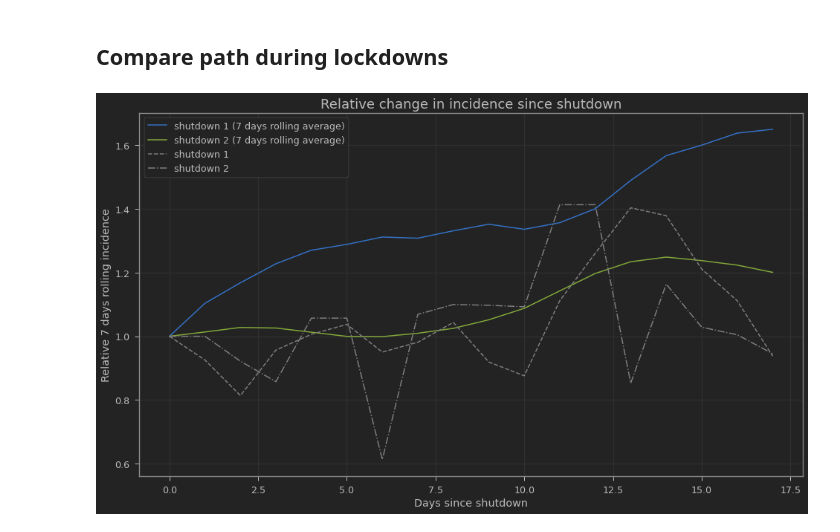
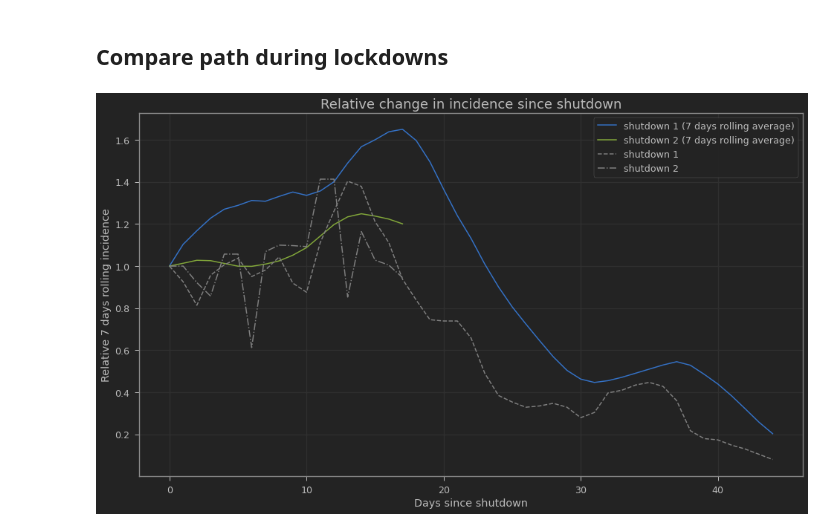
Before and after one commit to llamm-de/covid_data_aachen, a Jupyter notebook: scripts/evaluation.ipynb, the cells around one changed output. Cells and saved outputs as stored; diff of their text form; code cells hidden in the pictures.

Commit message:
Slight modification in lockdown plot

```diff
--- a/scripts/evaluation.ipynb
+++ b/scripts/evaluation.ipynb
@@ -239,32 +239,34 @@ if EXPORT_PLOT:
 # %%
 reference_1_rolling = rolling_data['Incidence'][start_lockdown_1]
 reference_2_rolling = rolling_data['Incidence'][start_lockdown_2]
 reference_1 = data['Incidence'][start_lockdown_1]
 reference_2 = data['Incidence'][start_lockdown_2]
 
 lockdown_1_rolling = []
 lockdown_2_rolling = []
 lockdown_1 = []
 lockdown_2 = []
 
+for i in range(end_lockdown_1 - start_lockdown_1):
+    lockdown_1_rolling.append(rolling_data['Incidence'][start_lockdown_1 + i]/reference_1_rolling)
+    lockdown_1.append(data['Incidence'][start_lockdown_1 + i]/reference_1)
+
 for i in range(len(data['Date']) - start_lockdown_2):
-    lockdown_1_rolling.append(rolling_data['Incidence'][start_lockdown_1 + i]/reference_1_rolling)
+    lockdown_2.append(data['Incidence'][start_lockdown_2 + i]/reference_2)
     lockdown_2_rolling.append(rolling_data['Incidence'][start_lockdown_2 + i]/reference_2_rolling)
-    lockdown_1.append(data['Incidence'][start_lockdown_1 + i]/reference_1)
-    lockdown_2.append(data['Incidence'][start_lockdown_2 + i]/reference_2)
 
 fig, ax = plt.subplots(figsize=(16,9))
 ax.set_title('Relative change in incidence since shutdown', fontsize=18)
-ax.plot(days, lockdown_1_rolling)
-ax.plot(days, lockdown_2_rolling)
-ax.plot(days, lockdown_1, color='grey', linestyle='--')
-ax.plot(days, lockdown_2, color='grey', linestyle='-.')
+ax.plot(lockdown_1_rolling)
+ax.plot(lockdown_2_rolling)
+ax.plot(lockdown_1, color='grey', linestyle='--')
+ax.plot(lockdown_2, color='grey', linestyle='-.')
 ax.grid()
 ax.legend(['shutdown 1 (7 days rolling average)','shutdown 2 (7 days rolling average)', 'shutdown 1', 'shutdown 2'])
 ax.set_xlabel('Days since shutdown')
 ax.set_ylabel('Relative 7 days rolling incidence')
 
 if EXPORT_PLOT:
     plt.savefig('../data/evaluations/relative_incidence.png')
 # %% [output]
-[figure, old version]
+[figure, new version]
```
Also changed, not shown: 1 other file.
